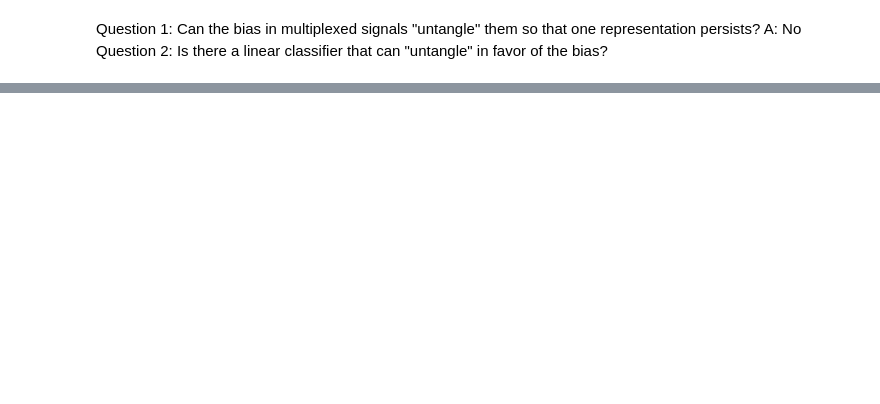
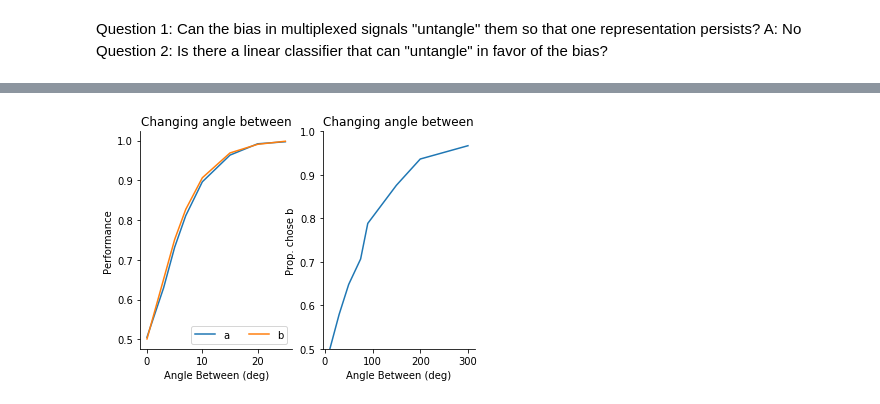
Before and after one commit to chacker17/CSHL22_courseProject, a Jupyter notebook: Multiplexing and population codes.ipynb, the cells around one changed output, grey strips where cells are left out. Drawn from its saved outputs; the diff is of its cells as text; code cells hidden in the pictures; blank space fills up the shorter version.

```diff
--- a/Multiplexing and population codes.ipynb
+++ b/Multiplexing and population codes.ipynb
@@ -173,0 +230,10 @@ Question 2: Is there a linear classifier that can "untangle" in favor of the bia
+# %%
+theta_range = [0, 3, 5, 7, 10, 15, 20, 25]
+perf_by_units_a = np.empty((len(theta_range),))
+perf_by_units_b = np.empty((len(theta_range),))
+prop_b_by_units = np.empty((len(theta_range),))
+for i in range(0, len(theta_range)):
+    mean_perf_a, mean_perf_b, prop_b = cross_validated_decoder(default_num_pres, default_num_units, default_prop_maj, theta_range[i])
+    perf_by_units_a[i] = np.nanmean(mean_perf_a)
+    perf_by_units_b[i] = np.nanmean(mean_perf_b)
+    prop_b_by_units[i] = np.nanmean(prop_b)
@@ -173,0 +249,28 @@ Question 2: Is there a linear classifier that can "untangle" in favor of the bia
+# %%
+# Plot for visualization
+f, (ax1, ax2) = plt.subplots(1, 2)
+
+ax1.plot(theta_range, perf_by_units_a, label='a')
+ax1.plot(theta_range, perf_by_units_b, label='b')
+
+ax1.set_ylabel('Performance')
+ax1.set_xlabel('Angle Between (deg)')
+ax1.set_title('Changing angle between')
+ax1.spines['top'].set_visible(False)
+ax1.spines['right'].set_visible(False)
+ax1.legend()
+ax1.legend(ncol=2)
+plt.ylim((0.4, 1))
+
+ax2.plot(num_units_range, prop_b_by_units)
+
+ax2.set_ylabel('Prop. chose b')
+ax2.set_xlabel('Angle Between (deg)')
+ax2.set_title('Changing angle between')
+ax2.spines['top'].set_visible(False)
+ax2.spines['right'].set_visible(False)
+plt.ylim((0.4, 1))
+
+plt.show()
+# %% [output]
+[figure, added]
```
Also changed, not shown: parts of 12 cells of this notebook.
